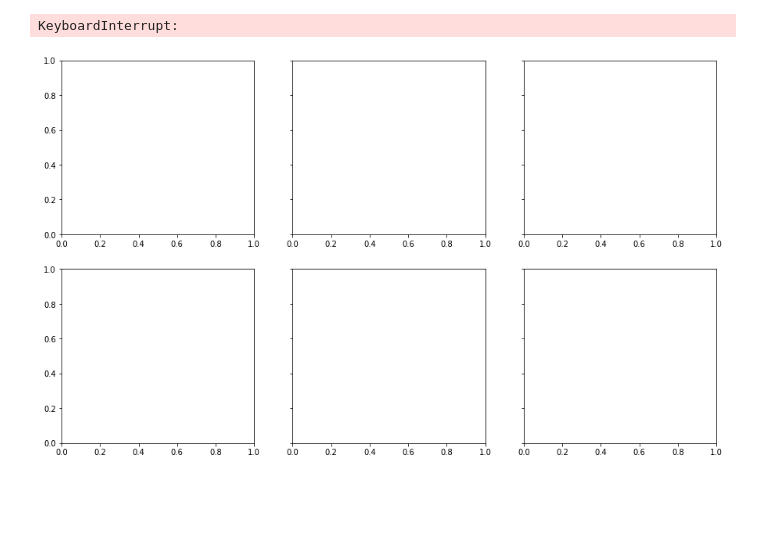
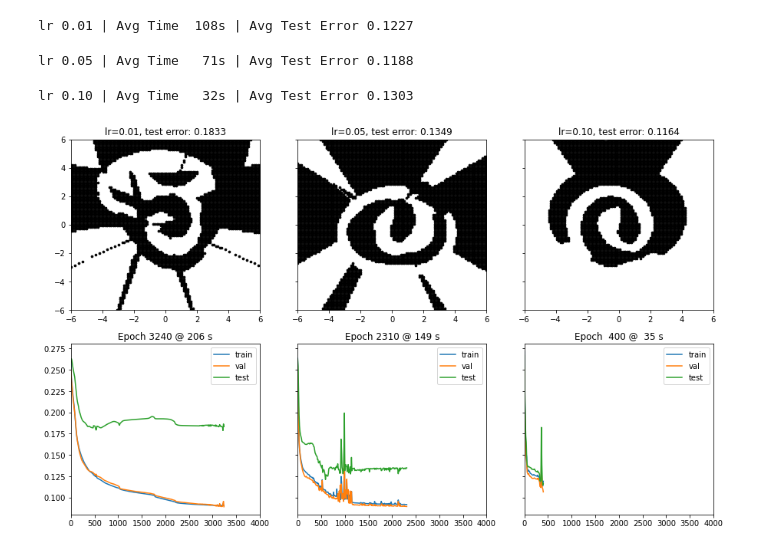
Before and after one commit to LogCreative/MDL, a Jupyter notebook: hw1/src/visual.ipynb, the cells around one changed output. Drawn from its saved outputs; the diff is of its cells as text; code cells hidden in the pictures; blank space fills up the shorter version.

Commit message:
hw1 benchmark result for lr

```diff
--- a/hw1/src/visual.ipynb
+++ b/hw1/src/visual.ipynb
@@ -77,51 +77,56 @@ plot_error(net)
 train_data = read_data("../two_spiral_train_data.txt")
 test_data = read_data("../two_spiral_test_data.txt")
 
-RANDOM_SEED = 201
-EPOCH_THRESHOLD = 5000
+RANDOM_SEED = 42
+EPOCH_THRESHOLD = 4000
 
 fig, ax = plt.subplots(2, 3, sharey='row', figsize=(15,9))
 
 for i, lr in enumerate([0.01, 0.05, 0.1]):
     # calcute the average training time.
     sum_time = 0.0
-    for random_seed in [42, 58, 79, 131, 157]:
+    sum_error = 0.0
+    for random_seed in [57, 79, 131, 157, 201]:
         net = Net(lr, 0.8, random_seed)
         start_time = time.time()
         train(net, train_data, EPOCH_THRESHOLD)
         elapsed_time = time.time() - start_time
         test_error = test(net, test_data)
         sum_time += elapsed_time
+        sum_error += test_error
+    print("lr %.2f | Avg Time %4ds | Avg Test Error %.4f" % (lr, sum_time / 5, sum_error / 5))
 
     # visualize decision boundaries at a given random seed.
+    # NOTE: it is not in the part of benchmark
+    # since the tracking on test_data is used
+    # which may increase the time it processes.
     net = Net(lr, 0.8, RANDOM_SEED)
     start_time = time.time()
     net = train(net, train_data, EPOCH_THRESHOLD, test_data)
     elapsed_time = time.time() - start_time
     test_error = test(net, test_data)
-    sum_time += elapsed_time
-    sum_time /= 6
-    print("Average time for lr=%.2f: %4ds" % (lr, sum_time))
 
     # visualize
     ax[0,i].set_title("lr=%.2f, test error: %.4f" % (lr, test_error))
     negative = get_negative_samples(net)
     ax[0,i].set_xlim(-6,6)
     ax[0,i].set_ylim(-6,6)
     ax[0,i].scatter(negative[:,0],negative[:,1],7,"black")
 
     # error
     logs = np.array(net.logs)
     ax[1,i].set_title("Epoch %4d @ %3d s" % (logs[-1][0], elapsed_time))
     ax[1,i].set_xlim(0,EPOCH_THRESHOLD)
     ax[1,i].plot(logs[:,0],logs[:,1],label="train")
     ax[1,i].plot(logs[:,0],logs[:,2],label="val")
     if len(logs[0]) > 3:
         ax[1,i].plot(logs[:,0],logs[:,3],label="test")
     ax[1,i].legend()
 
 plt.savefig("../img/benchmark_lr.png")
 plt.show()
 # %% [output]
-KeyboardInterrupt:
+lr 0.01 | Avg Time  108s | Avg Test Error 0.1227
+lr 0.05 | Avg Time   71s | Avg Test Error 0.1188
+lr 0.10 | Avg Time   32s | Avg Test Error 0.1303
-[figure, old version]
+[figure, new version]
```
Also changed, not shown: parts of 2 cells of this notebook, 6 other files.
